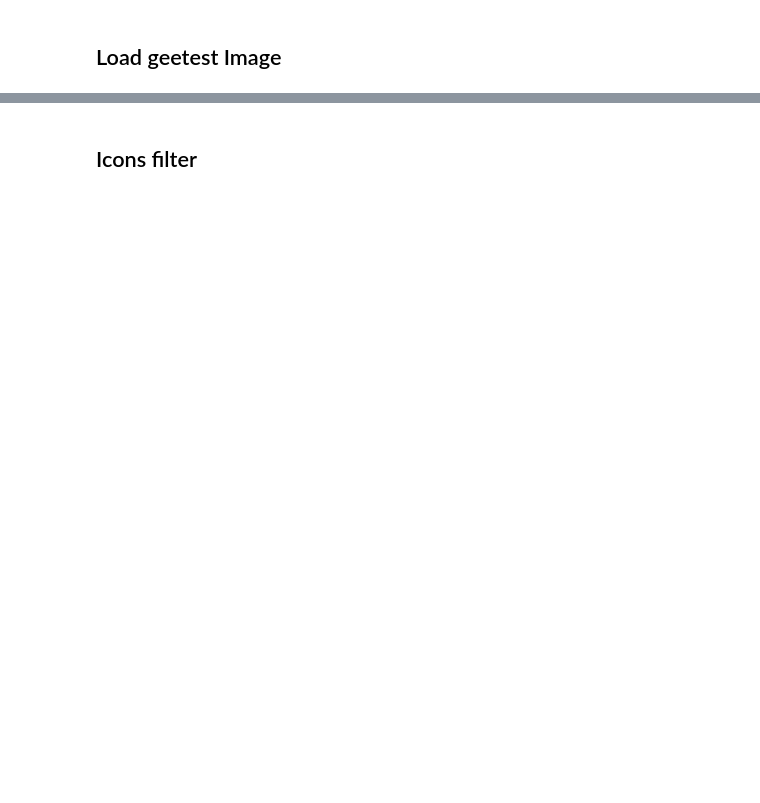
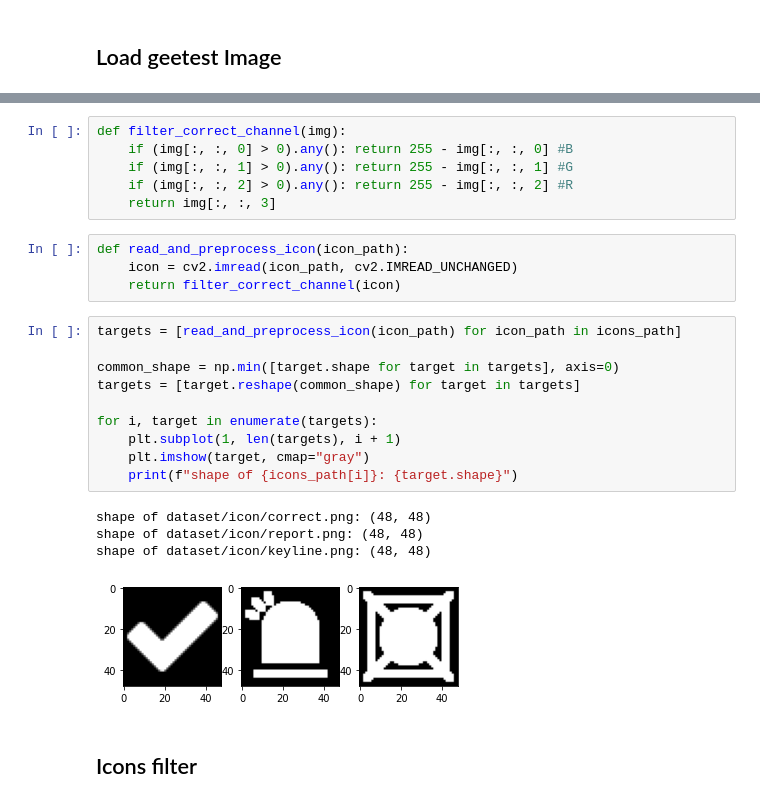
Before and after one commit to elkuno213/captcha-bypass, a Jupyter notebook: New Geetest Click Break.ipynb, the cells around one changed output, grey strips where cells are left out. Drawn from its saved outputs; the diff is of its cells as text; blank space fills up the shorter version.

```diff
--- a/New Geetest Click Break.ipynb
+++ b/New Geetest Click Break.ipynb
@@ -57,3 +77,28 @@ plt.imshow(img_grey, cmap="gray")
+# %%
+def filter_correct_channel(img):
+    if (img[:, :, 0] > 0).any(): return 255 - img[:, :, 0] #B
+    if (img[:, :, 1] > 0).any(): return 255 - img[:, :, 1] #G
+    if (img[:, :, 2] > 0).any(): return 255 - img[:, :, 2] #R
+    return img[:, :, 3]
+# %%
+def read_and_preprocess_icon(icon_path):
+    icon = cv2.imread(icon_path, cv2.IMREAD_UNCHANGED)
+    return filter_correct_channel(icon)
+# %%
+targets = [read_and_preprocess_icon(icon_path) for icon_path in icons_path]
+
+common_shape = np.min([target.shape for target in targets], axis=0)
+targets = [target.reshape(common_shape) for target in targets]
+
+for i, target in enumerate(targets):
+    plt.subplot(1, len(targets), i + 1)
+    plt.imshow(target, cmap="gray")
+    print(f"shape of {icons_path[i]}: {target.shape}")
+# %% [output]
+shape of dataset/icon/correct.png: (48, 48)
+shape of dataset/icon/report.png: (48, 48)
+shape of dataset/icon/keyline.png: (48, 48)
+[figure, added]
 # %% [markdown]
 ## Icons filter
 # %%
```
Also changed, not shown: parts of 23 cells of this notebook.
